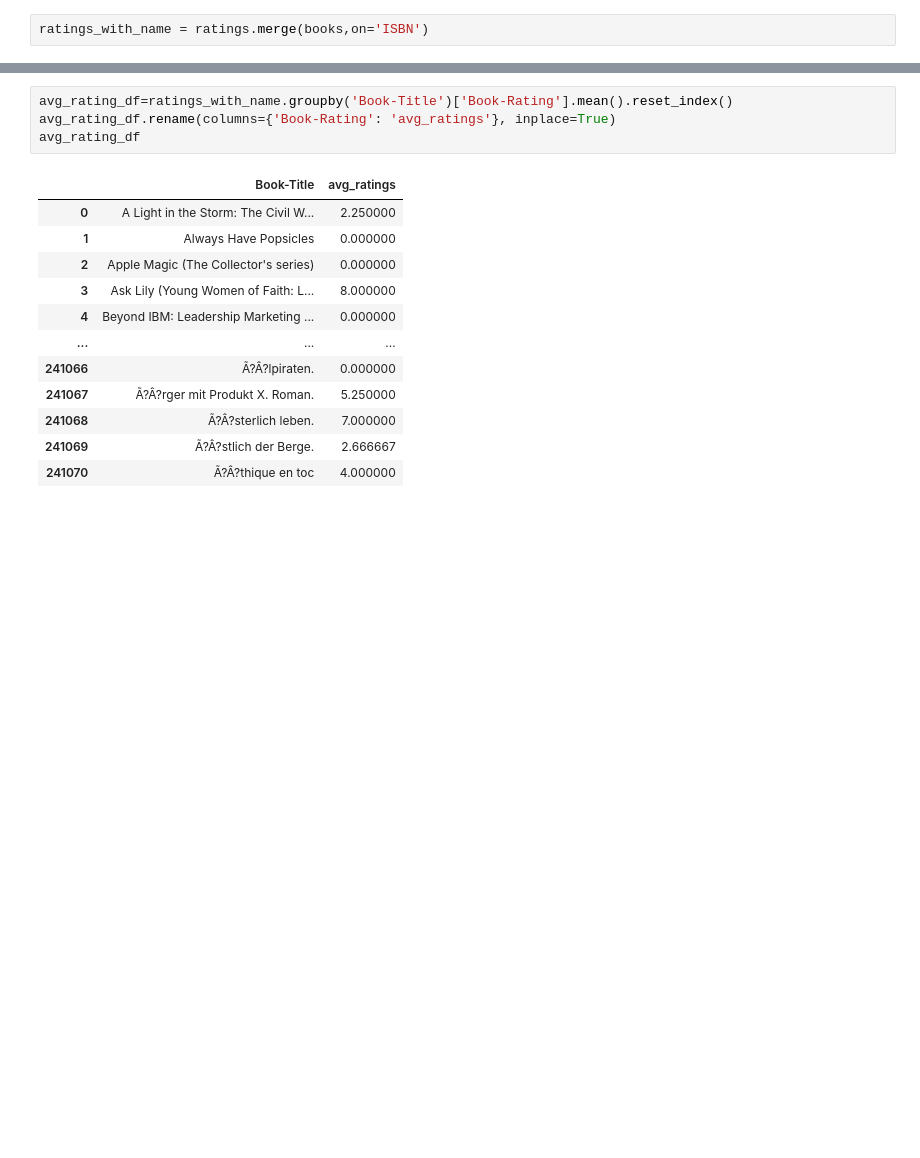
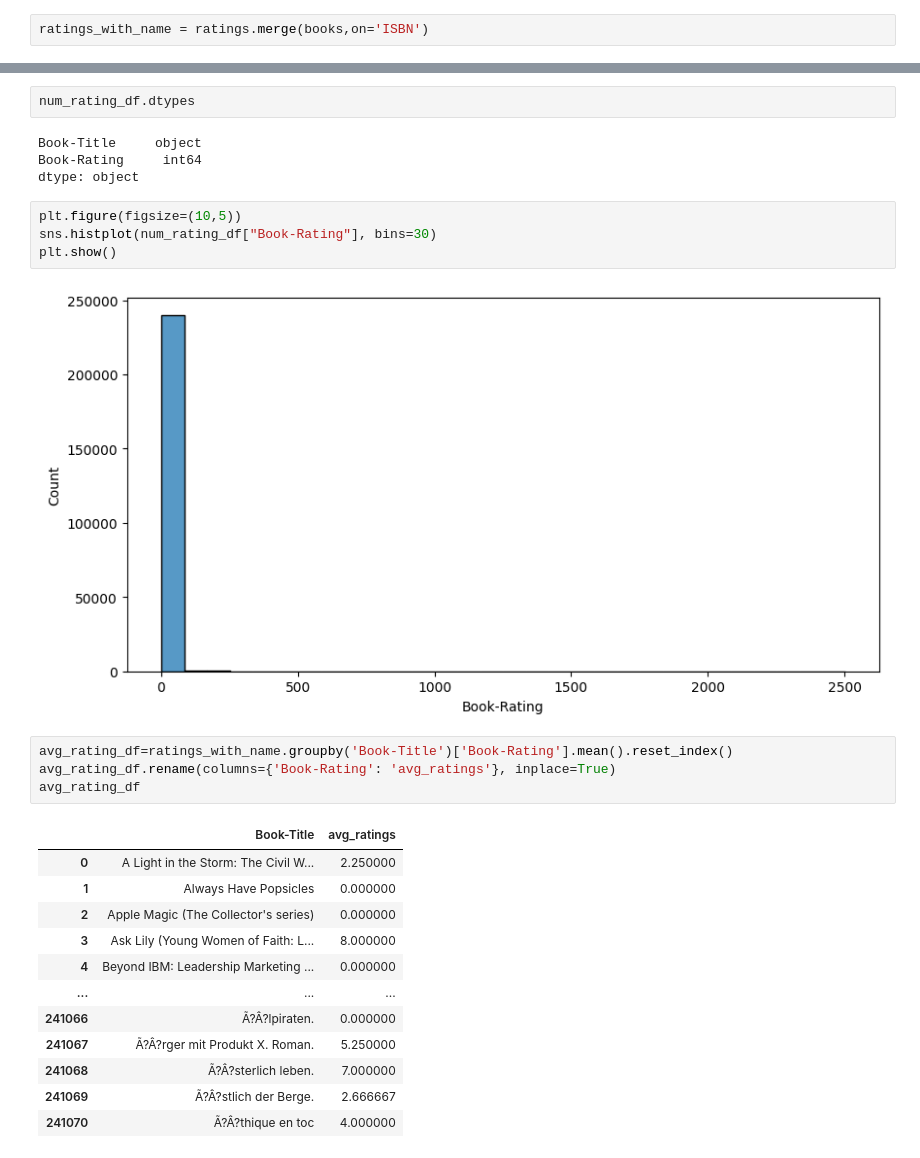
Before and after one commit to KomalWaghmore/Book-recommendation, a Jupyter notebook: book_recommender_system.ipynb, the cells around one changed output, grey strips where cells are left out. Cells and saved outputs as stored; diff of their text form; blank space fills up the shorter version.

```diff
--- a/book_recommender_system.ipynb
+++ b/book_recommender_system.ipynb
@@ -132,3 +142,15 @@ num_rating_df
+# %%
+num_rating_df.dtypes
+# %% [output]
+Book-Title     object
+Book-Rating     int64
+dtype: object
+# %%
+plt.figure(figsize=(10,5))
+sns.histplot(num_rating_df["Book-Rating"], bins=30)
+plt.show()
+# %% [output]
+[figure, added]
 # %%
 avg_rating_df=ratings_with_name.groupby('Book-Title')['Book-Rating'].mean().reset_index()
 avg_rating_df.rename(columns={'Book-Rating': 'avg_ratings'}, inplace=True)
```
Also changed, not shown: parts of 43 cells of this notebook, 10 other files.
